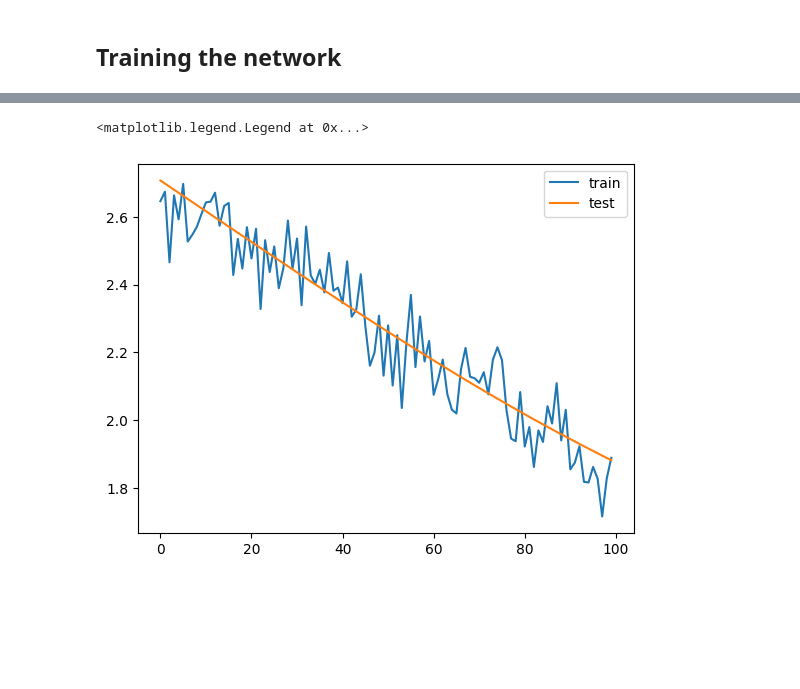
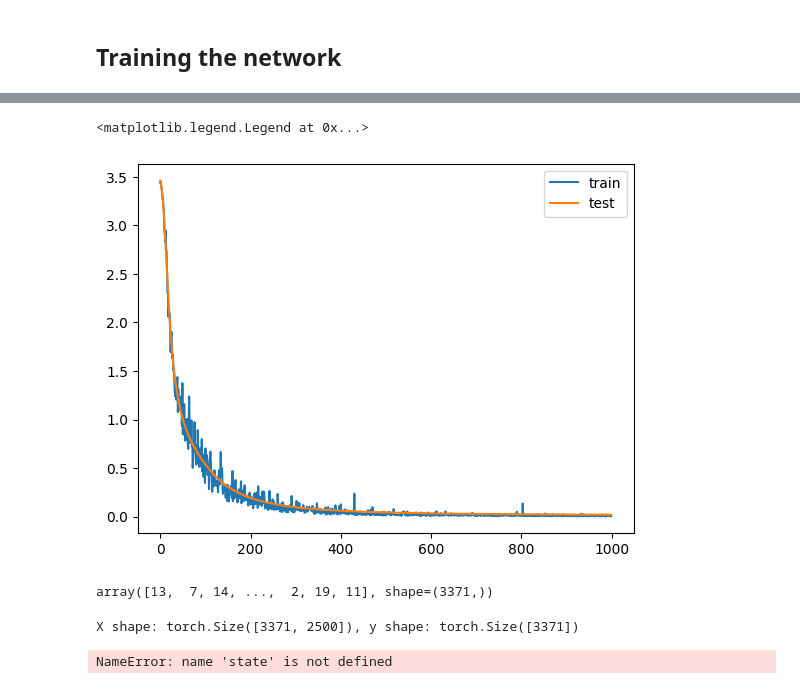
Before and after one commit to pj0620/pytorch-testing, a Jupyter notebook: neural_network.ipynb, the cells around one changed output, grey strips where cells are left out. Drawn from its saved outputs; the diff is of its cells as text; code cells hidden in the pictures; blank space fills up the shorter version.

```diff
--- a/neural_network.ipynb
+++ b/neural_network.ipynb
@@ -199,7 +203,7 @@ tensor([ 3, 11, 27,  2,  8,  0,  1, 12, 20, 16,  0, 19, 13, 10,  6, 30,  8, 21,
 # %%
-learning_rate = 1e-4
+learning_rate = 1e-3
 batch_size = 64
-epochs = 100
+epochs = 1000
 
 def train_loop(dataloader, model, loss_fn, optimizer):
     size = len(dataloader.dataset)
@@ -216,7 +220,7 @@ def train_loop(dataloader, model, loss_fn, optimizer):
 
         if batch % 100 == 0:
             loss, current = loss.item(), batch * batch_size + len(X)
-            print(f"Train - loss: {loss:>7f}  [{current:>5d}/{size:>5d}]")
+            # print(f"Train - loss: {loss:>7f}  [{current:>5d}/{size:>5d}]")
     return loss
 
 
@@ -238,23 +242,22 @@ def test_loop(dataloader, model, loss_fn):
 
     test_loss /= num_batches
     correct /= size
-    print(f"Test - Accuracy: {(100*correct):>0.1f}%, Avg loss: {test_loss:>8f}")
+    # print(f"Test - Accuracy: {(100*correct):>0.1f}%, Avg loss: {test_loss:>8f}")
 
     return test_loss
 
 # Initialize the loss function
 loss_fn = nn.CrossEntropyLoss()
-
 optimizer = torch.optim.SGD(model.parameters(), lr=learning_rate)
 
 trains = []
 tests = []
-epochs = 100
 for t in range(epochs):
-    print(f"Epoch {t+1}\n-------------------------------")
+    # print(f"Epoch {t+1}\n-------------------------------")
     train_loss = train_loop(train_loader, model, loss_fn, optimizer)
     test_loss = test_loop(test_loader, model, loss_fn)
 
+    print(f"epoch {t} - train_loss: {train_loss}, test_loss: {test_loss}")
     trains.append(float(train_loss))
     tests.append(float(test_loss))
 
@@ -282,2 +285,29 @@ Test - Accuracy: 54.1%, Avg loss: 1.881986
 <matplotlib.legend.Legend at 0x...>
-[figure, old version]
+[figure, new version]
+# %%
+np.argmax(y_pred.cpu().numpy(), axis=1)
+# %% [output]
+array([13,  7, 14, ...,  2, 19, 11], shape=(3371,))
+# %%
+from sklearn.metrics import confusion_matrix, ConfusionMatrixDisplay
+
+with torch.no_grad():
+    loader = DataLoader(test_dataset, batch_size=len(test_dataset), shuffle=False)
+    for batch in loader:
+        X_batch, y_batch = batch
+        print(f"X shape: {X_batch.shape}, y shape: {y_batch.shape}")
+        y_pred = model(X_batch)
+        y_pred_cls = np.argmax(y_pred.cpu().numpy(), axis=1)
+        # print(f"{y_pred]=}")
+        cm = confusion_matrix(y_batch.cpu().numpy(), y_pred_cls)
+        print(state.metrics['cm'])
+        ConfusionMatrixDisplay(cm).plot()
+        break
+# for batch, (X, y) in enumerate(loader):
+#     # Compute prediction and loss
+#     pred = model(X)
+#     pred_cls = torch.argmax(pred)
+#     print(pred_cls, y)
+# %% [output]
+X shape: torch.Size([3371, 2500]), y shape: torch.Size([3371])
+NameError: name 'state' is not defined
```
Also changed, not shown: parts of 6 cells of this notebook.
